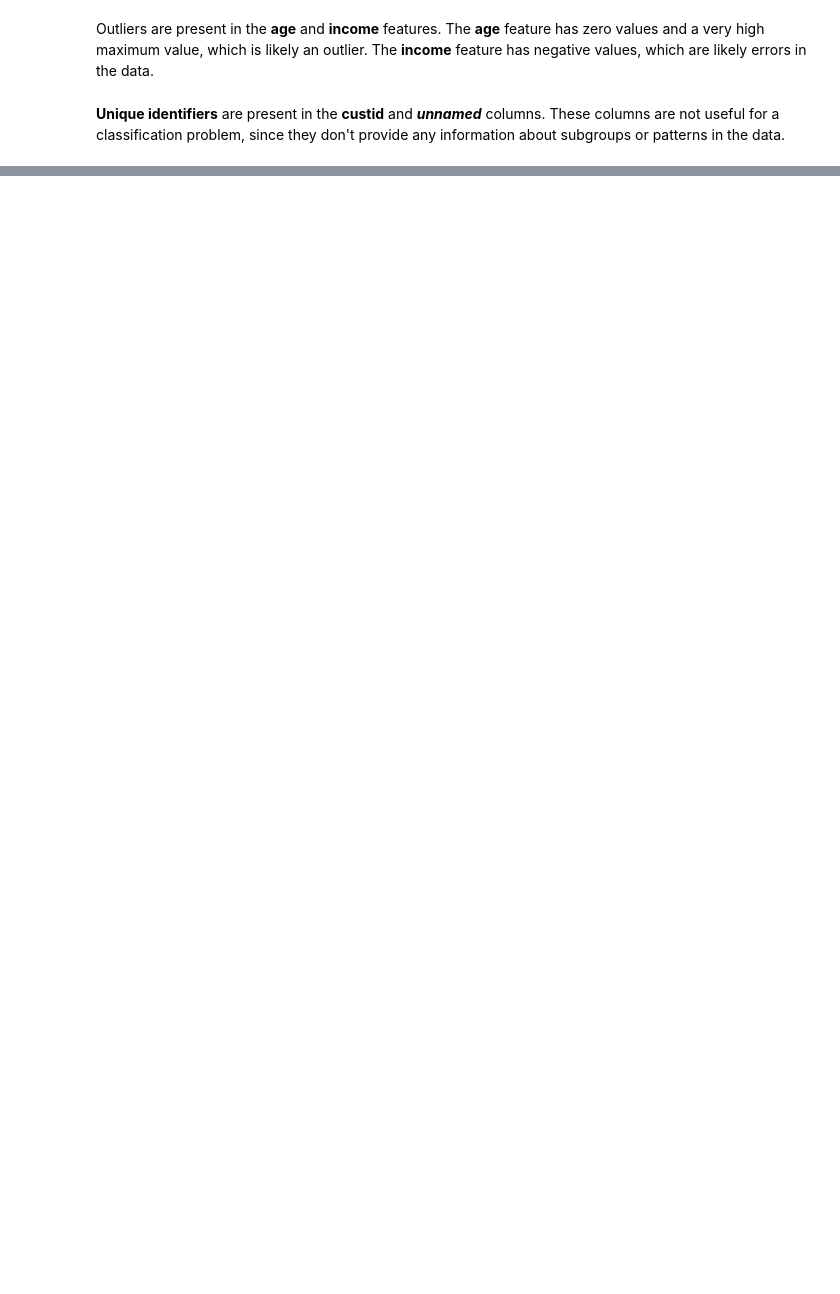
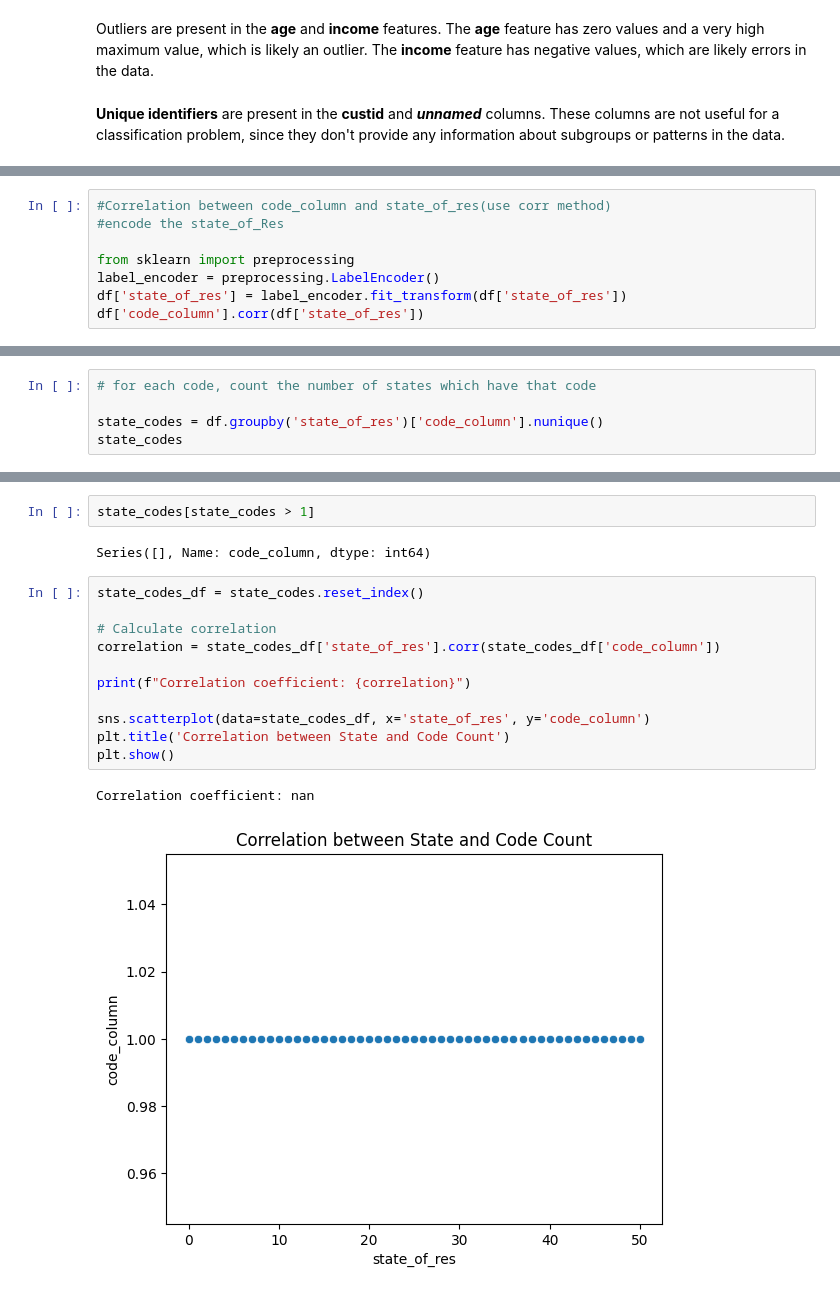
Before and after one commit to Adriano-7/feup-icd-project, a Jupyter notebook: src/data_profiling/data-profiling.ipynb, the cells around one changed output, grey strips where cells are left out. Saved outputs shown, nothing was run; the diff lists cells and outputs as text; blank space fills up the shorter version.

```diff
--- a/src/data_profiling/data-profiling.ipynb
+++ b/src/data_profiling/data-profiling.ipynb
@@ -460,0 +467,8 @@ Outliers are present in the **age** and **income** features. The **age** feature
+# %%
+#Correlation between code_column and state_of_res(use corr method)
+#encode the state_of_Res
+
+from sklearn import preprocessing
+label_encoder = preprocessing.LabelEncoder()
+df['state_of_res'] = label_encoder.fit_transform(df['state_of_res'])
+df['code_column'].corr(df['state_of_res'])
@@ -460,0 +481,5 @@ Outliers are present in the **age** and **income** features. The **age** feature
+# %%
+# for each code, count the number of states which have that code
+
+state_codes = df.groupby('state_of_res')['code_column'].nunique()
+state_codes
@@ -460,0 +504,18 @@ Outliers are present in the **age** and **income** features. The **age** feature
+# %%
+state_codes[state_codes > 1]
+# %% [output]
+Series([], Name: code_column, dtype: int64)
+# %%
+state_codes_df = state_codes.reset_index()
+
+# Calculate correlation
+correlation = state_codes_df['state_of_res'].corr(state_codes_df['code_column'])
+
+print(f"Correlation coefficient: {correlation}")
+
+sns.scatterplot(data=state_codes_df, x='state_of_res', y='code_column')
+plt.title('Correlation between State and Code Count')
+plt.show()
+# %% [output]
+Correlation coefficient: nan
+[figure, added]
```
Also changed, not shown: parts of 5 cells of this notebook, 2 other files.
